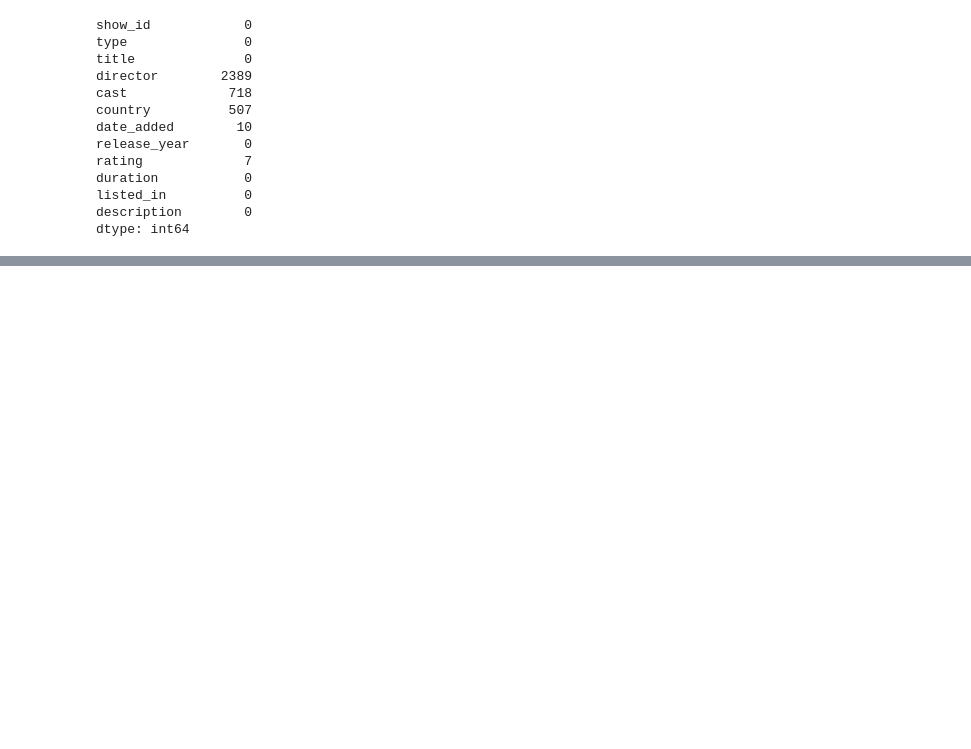
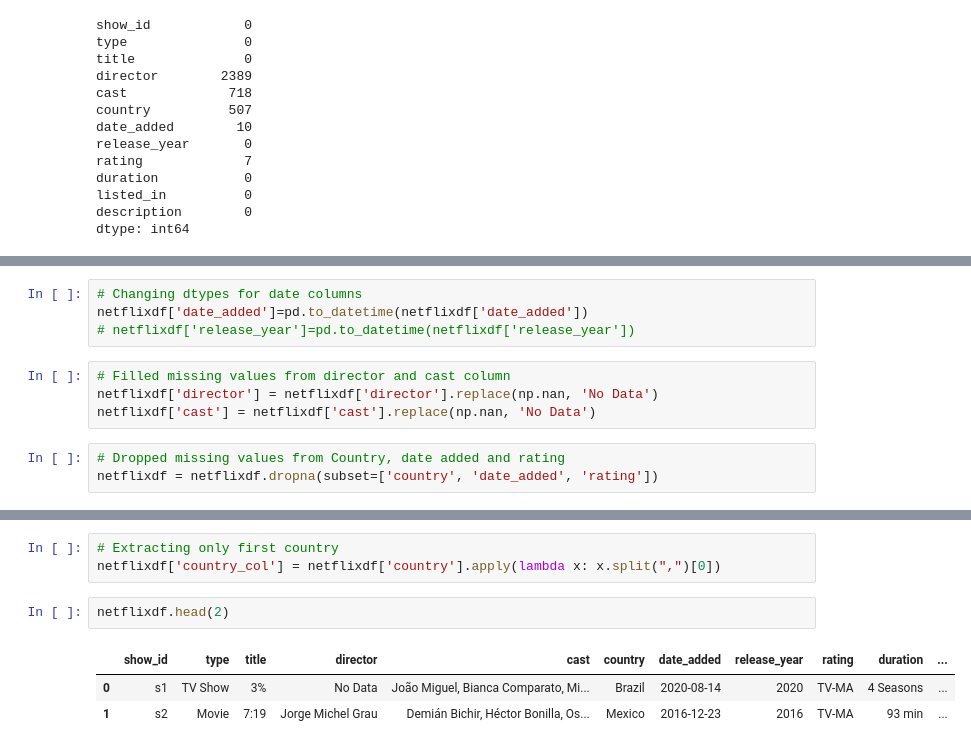
Before and after one commit to Saurabhf/Netflix_Movies_And_TV_Shows_Clustering, a Jupyter notebook: NETFLIX_MOVIES_AND_TV_SHOWS_CLUSTERING.ipynb, the cells around one changed output, grey strips where cells are left out. Drawn from its saved outputs; the diff is of its cells as text; blank space fills up the shorter version.

```diff
--- a/NETFLIX_MOVIES_AND_TV_SHOWS_CLUSTERING.ipynb
+++ b/NETFLIX_MOVIES_AND_TV_SHOWS_CLUSTERING.ipynb
@@ -143,0 +164,11 @@ dtype: int64
+# %%
+# Changing dtypes for date columns
+netflixdf['date_added']=pd.to_datetime(netflixdf['date_added'])
+# netflixdf['release_year']=pd.to_datetime(netflixdf['release_year'])
+# %%
+# Filled missing values from director and cast column
+netflixdf['director'] = netflixdf['director'].replace(np.nan, 'No Data')
+netflixdf['cast'] = netflixdf['cast'].replace(np.nan, 'No Data')
+# %%
+# Dropped missing values from Country, date added and rating
+netflixdf = netflixdf.dropna(subset=['country', 'date_added', 'rating'])
@@ -143,0 +196,9 @@ dtype: int64
+# %%
+# Extracting only first country
+netflixdf['country_col'] = netflixdf['country'].apply(lambda x: x.split(",")[0])
+# %%
+netflixdf.head(2)
+# %% [output]
+|  | show_id | type | title | director | cast | country | date_added | release_year | rating | duration | ... |
+| 0 | s1 | TV Show | 3% | No Data | João Miguel, Bianca Comparato, Mi... | Brazil | 2020-08-14 | 2020 | TV-MA | 4 Seasons | ... |
+| 1 | s2 | Movie | 7:19 | Jorge Michel Grau | Demián Bichir, Héctor Bonilla, Os... | Mexico | 2016-12-23 | 2016 | TV-MA | 93 min | ... |
```
Also changed, not shown: parts of 5 cells of this notebook.
